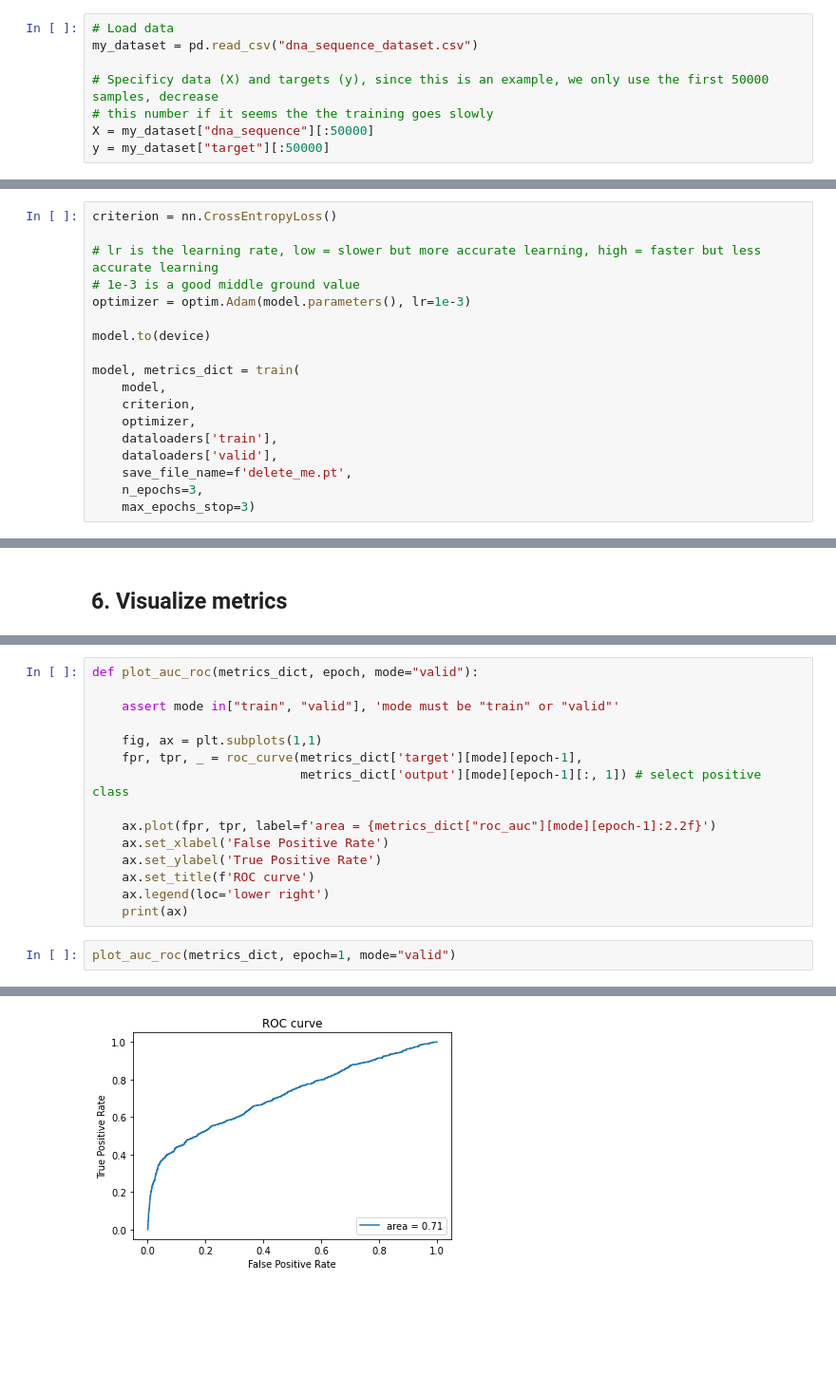
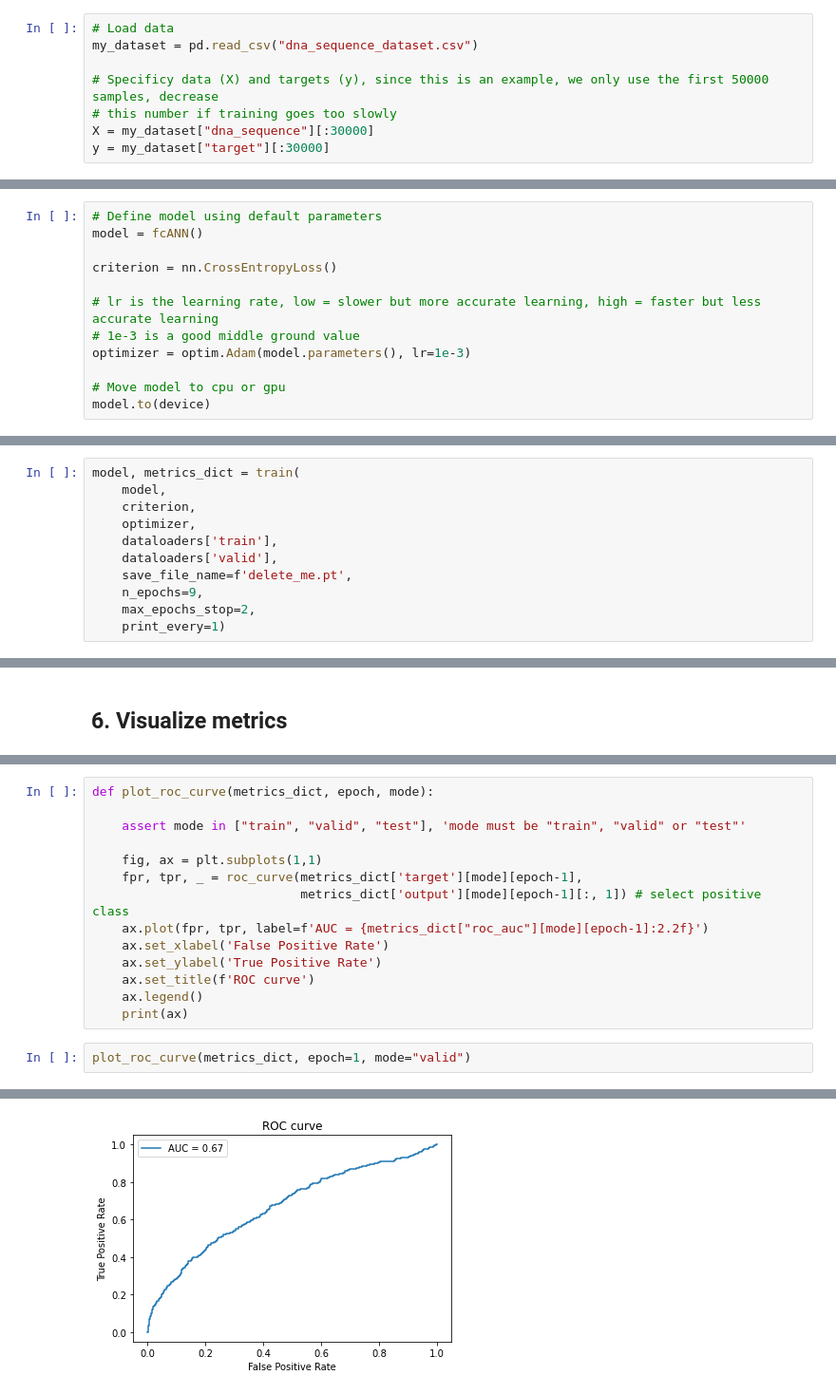
Before and after one commit to ldaveyl/ml-neural-net-dna, a Jupyter notebook: ml-neural-net-dna.ipynb, the cells around one changed output, grey strips where cells are left out. Shown at 95% size. Drawn from its saved outputs; the diff is of its cells as text; blank space fills up the shorter version.

```diff
--- a/ml-neural-net-dna.ipynb
+++ b/ml-neural-net-dna.ipynb
@@ -28,7 +42,7 @@ device = torch.device('cpu')
 my_dataset = pd.read_csv("dna_sequence_dataset.csv")
 
 # Specificy data (X) and targets (y), since this is an example, we only use the first 50000 samples, decrease
-# this number if it seems the the training goes slowly
-X = my_dataset["dna_sequence"][:50000]
-y = my_dataset["target"][:50000]
+# this number if training goes too slowly
+X = my_dataset["dna_sequence"][:30000]
+y = my_dataset["target"][:30000]
 # %% [markdown]
@@ -416,19 +435,13 @@ As a loss function, we use the log loss (a.k.a the CrossEntropyLoss). This is th
 # %%
+# Define model using default parameters
+model = fcANN()
+
 criterion = nn.CrossEntropyLoss()
 
 # lr is the learning rate, low = slower but more accurate learning, high = faster but less accurate learning
 # 1e-3 is a good middle ground value
 optimizer = optim.Adam(model.parameters(), lr=1e-3)
 
+# Move model to cpu or gpu
 model.to(device)
-
-model, metrics_dict = train(
-    model,
-    criterion,
-    optimizer,
-    dataloaders['train'],
-    dataloaders['valid'],
-    save_file_name=f'delete_me.pt',
-    n_epochs=3,
-    max_epochs_stop=3)
 # %% [output]
@@ -453,0 +454,11 @@ Total epochs: 3 (0:00:06), Best epoch: 2, with loss: 0.3737, accuracy: 0.8676, r
+# %%
+model, metrics_dict = train(
+    model,
+    criterion,
+    optimizer,
+    dataloaders['train'],
+    dataloaders['valid'],
+    save_file_name=f'delete_me.pt',
+    n_epochs=9,
+    max_epochs_stop=2,
+    print_every=1)
@@ -458,20 +517,19 @@ Next, we use functions to visualize the output
 # %%
-def plot_auc_roc(metrics_dict, epoch, mode="valid"):
+def plot_roc_curve(metrics_dict, epoch, mode):
 
-    assert mode in["train", "valid"], 'mode must be "train" or "valid"'
+    assert mode in ["train", "valid", "test"], 'mode must be "train", "valid" or "test"'
 
     fig, ax = plt.subplots(1,1)
     fpr, tpr, _ = roc_curve(metrics_dict['target'][mode][epoch-1],
                             metrics_dict['output'][mode][epoch-1][:, 1]) # select positive class
-
-    ax.plot(fpr, tpr, label=f'area = {metrics_dict["roc_auc"][mode][epoch-1]:2.2f}')
+    ax.plot(fpr, tpr, label=f'AUC = {metrics_dict["roc_auc"][mode][epoch-1]:2.2f}')
     ax.set_xlabel('False Positive Rate')
     ax.set_ylabel('True Positive Rate')
     ax.set_title(f'ROC curve')
-    ax.legend(loc='lower right')
+    ax.legend()
     print(ax)
 # %%
-plot_auc_roc(metrics_dict, epoch=1, mode="valid")
+plot_roc_curve(metrics_dict, epoch=1, mode="valid")
 # %% [output]
 AxesSubplot(0.125,0.125;0.775x0.755)
-[figure, old version]
+[figure, new version]
```
Also changed, not shown: parts of 24 cells of this notebook, 1 other file.
